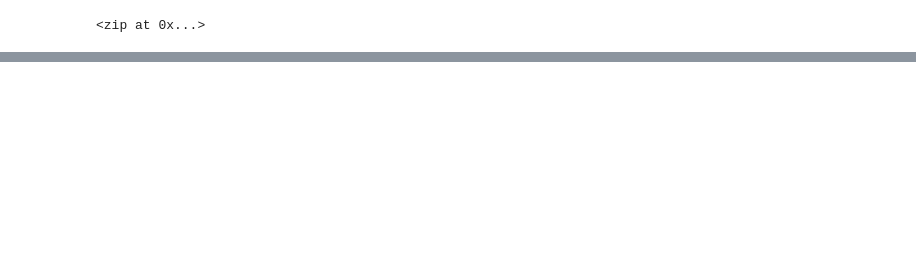
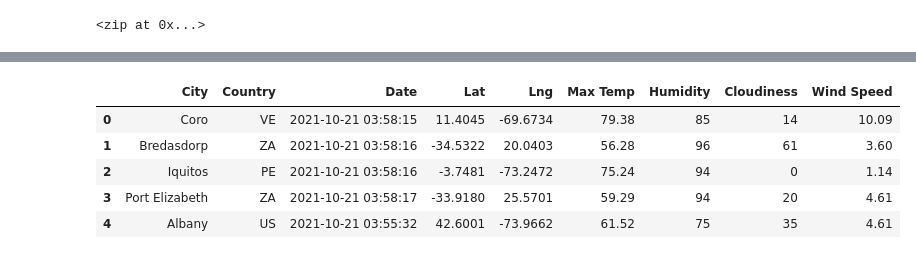
Before and after one commit to Joshualite/World_Weather_Analysis, a Jupyter notebook: WeatherPy.ipynb, the cells around one changed output, grey strips where cells are left out. Cells and saved outputs as stored; diff of their text form; code cells hidden in the pictures; blank space fills up the shorter version.

```diff
--- a/WeatherPy.ipynb
+++ b/WeatherPy.ipynb
@@ -30,0 +123,11 @@ len(cities)
+# %%
+new_column_order =['City','Country','Date','Lat','Lng','Max Temp','Humidity','Cloudiness','Wind Speed']
+city_data_df = city_data_df[new_column_order]
+city_data_df.head()
+# %% [output]
+|  | City | Country | Date | Lat | Lng | Max Temp | Humidity | Cloudiness | Wind Speed |
+| 0 | Coro | VE | 2021-10-21 03:58:15 | 11.4045 | -69.6734 | 79.38 | 85 | 14 | 10.09 |
+| 1 | Bredasdorp | ZA | 2021-10-21 03:58:16 | -34.5322 | 20.0403 | 56.28 | 96 | 61 | 3.60 |
+| 2 | Iquitos | PE | 2021-10-21 03:58:16 | -3.7481 | -73.2472 | 75.24 | 94 | 0 | 1.14 |
+| 3 | Port Elizabeth | ZA | 2021-10-21 03:58:17 | -33.9180 | 25.5701 | 59.29 | 94 | 20 | 4.61 |
+| 4 | Albany | US | 2021-10-21 03:55:32 | 42.6001 | -73.9662 | 61.52 | 75 | 35 | 4.61 |
```
Also changed, not shown: parts of 7 cells of this notebook, 3 other files.
